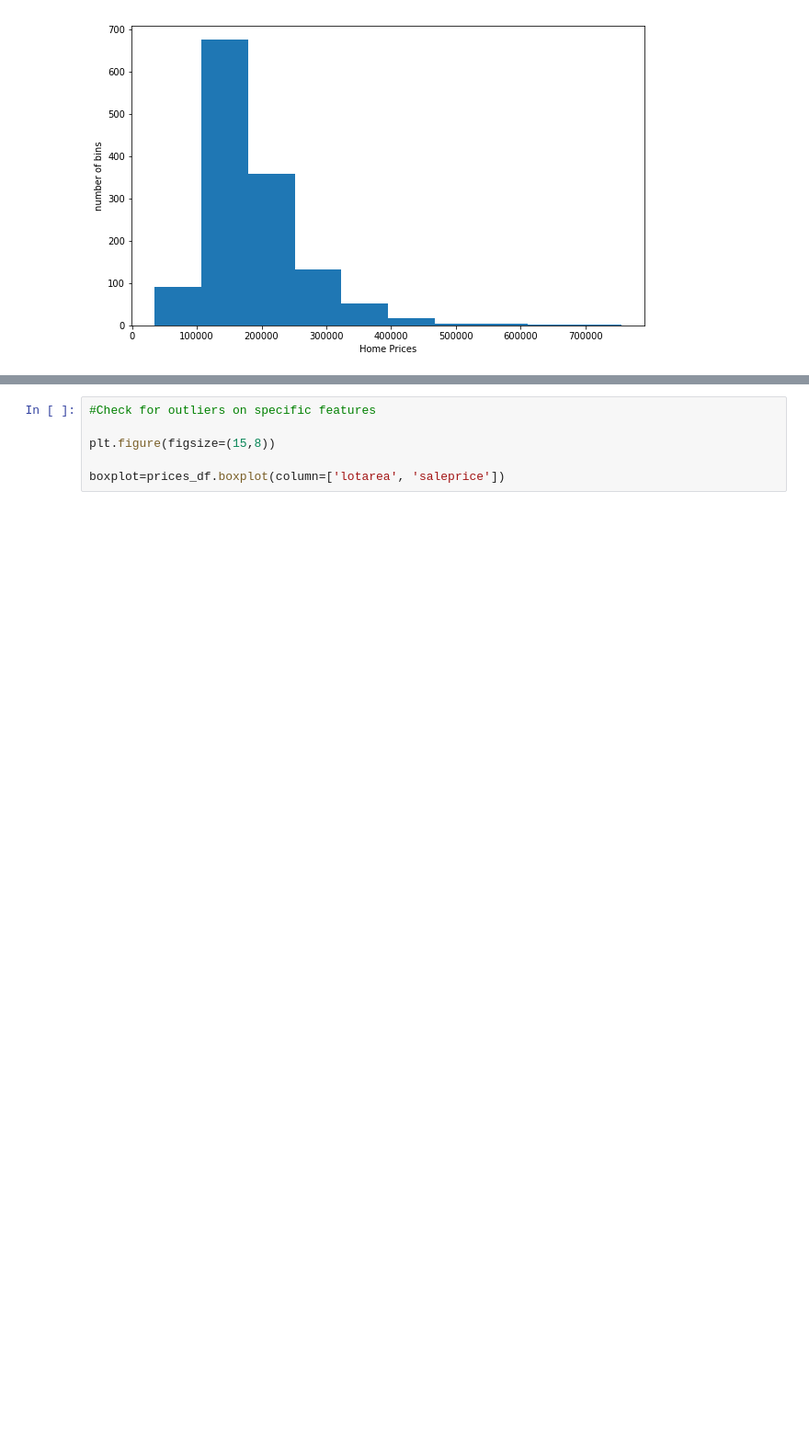
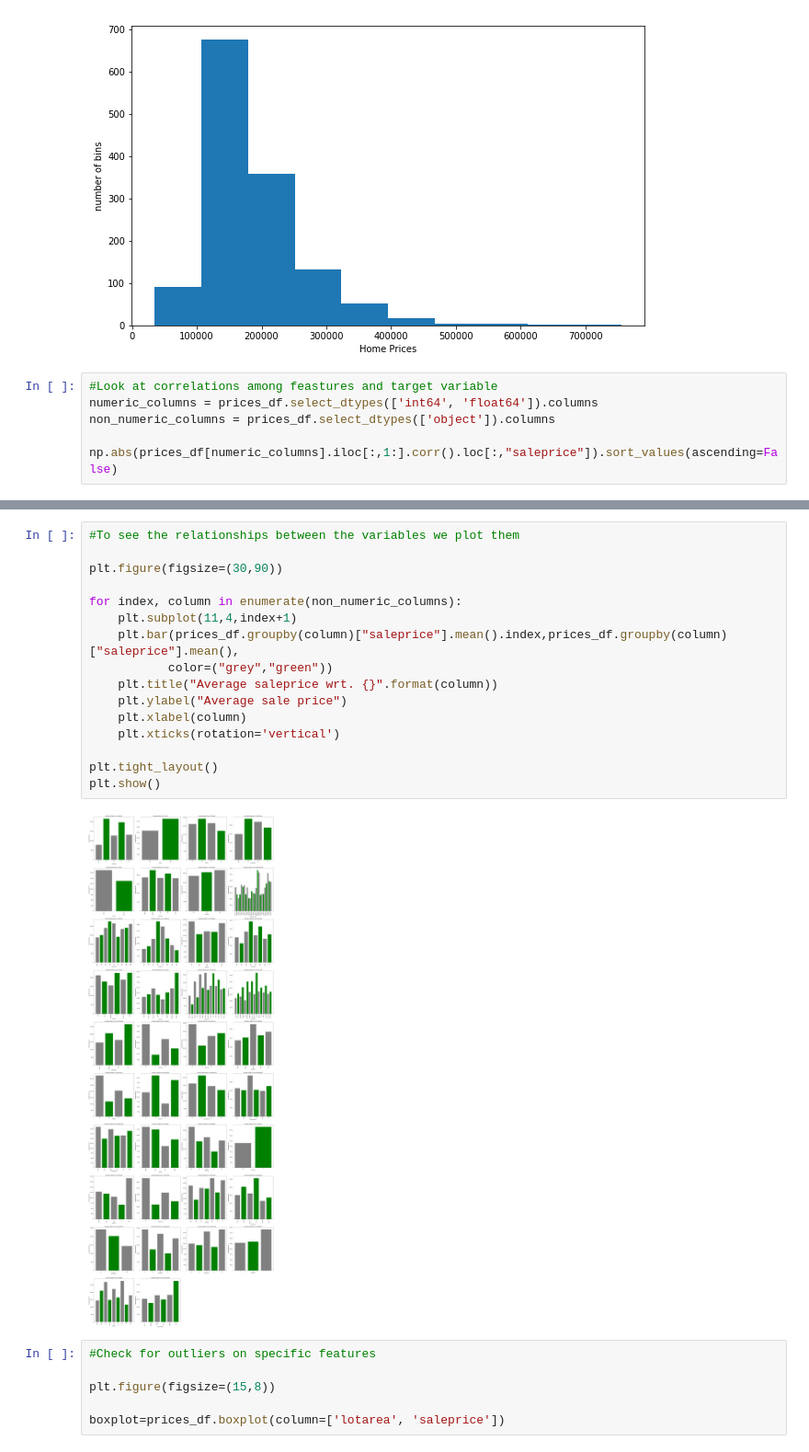
Before and after one commit to TheONEShafiq/Thinkful_Exercises, a Jupyter notebook: Homeprice_reg_model.ipynb, the cells around one changed output, grey strips where cells are left out. Shown at 92% size. Saved outputs shown, nothing was run; the diff lists cells and outputs as text; blank space fills up the shorter version.

```diff
--- a/Homeprice_reg_model.ipynb
+++ b/Homeprice_reg_model.ipynb
@@ -121,3 +121,9 @@ plt.ylabel('number of bins')
 plt.show()
 # %% [output]
 [figure]
+# %%
+#Look at correlations among feastures and target variable
+numeric_columns = prices_df.select_dtypes(['int64', 'float64']).columns
+non_numeric_columns = prices_df.select_dtypes(['object']).columns
+
+np.abs(prices_df[numeric_columns].iloc[:,1:].corr().loc[:,"saleprice"]).sort_values(ascending=False)
@@ -124,3 +148,21 @@ plt.show()
+# %%
+#To see the relationships between the variables we plot them
+
+plt.figure(figsize=(30,90))
+
+for index, column in enumerate(non_numeric_columns):
+    plt.subplot(11,4,index+1)
+    plt.bar(prices_df.groupby(column)["saleprice"].mean().index,prices_df.groupby(column)["saleprice"].mean(),
+           color=("grey","green"))
+    plt.title("Average saleprice wrt. {}".format(column))
+    plt.ylabel("Average sale price")
+    plt.xlabel(column)
+    plt.xticks(rotation='vertical')
+
+plt.tight_layout()
+plt.show()
+# %% [output]
+[figure, added]
 # %%
 #Check for outliers on specific features
 
```
Also changed, not shown: parts of 10 cells of this notebook, 1 other file.
